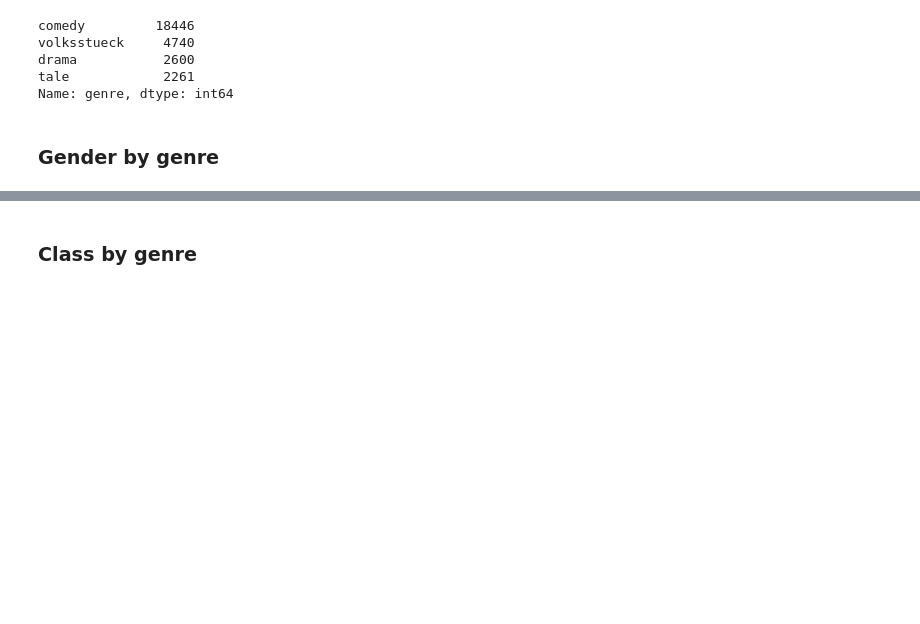
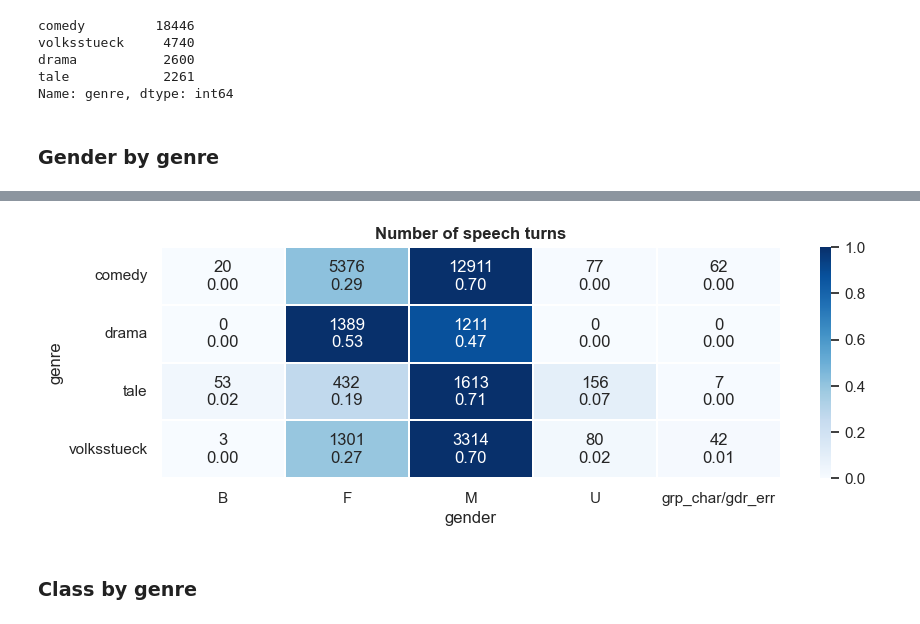
Before and after one commit to methal-project/alsatian-character-speech, a Jupyter notebook: metadata_analysis.ipynb, the cells around one changed output, grey strips where cells are left out. Cells and saved outputs as stored; diff of their text form; code cells hidden in the pictures; blank space fills up the shorter version.

```diff
--- a/metadata_analysis.ipynb
+++ b/metadata_analysis.ipynb
@@ -187,3 +196,16 @@ sns.heatmap(pd.crosstab(df.genre, df.gender), annot=annots, fmt="", cmap="Blues"
+# %%
+from matplotlib import pyplot as plt
+plt.figure(figsize=(10,3))
+gender_by_genre = pd.crosstab(df.genre, df.gender)
+#ax = sns.heatmap(pd.crosstab(df.genre, df.gender), annot=annots, fmt="", cmap="Blues", linewidths=.3)
+ax = sns.heatmap(gender_by_genre.div(gender_by_genre.max(axis=1),axis=0), annot=annots, fmt="", cmap="Blues", linewidths=.3)
+# rotate labels
+ax.set_yticks(ax.get_yticks())
+_ = ax.set_yticklabels(ax.get_yticklabels(), rotation=0)
+_ = ax.set_title("Number of speech turns", fontdict={'size': 12, 'weight': 'bold'})
+plt.savefig("img/gender-by-subgenre_heat-by-subgenre", dpi=300, bbox_inches="tight")
+# %% [output]
+[figure, added]
 # %% [markdown]
 ### Class by genre
 # %%
```
Also changed, not shown: parts of 12 cells of this notebook, 5 other files.
